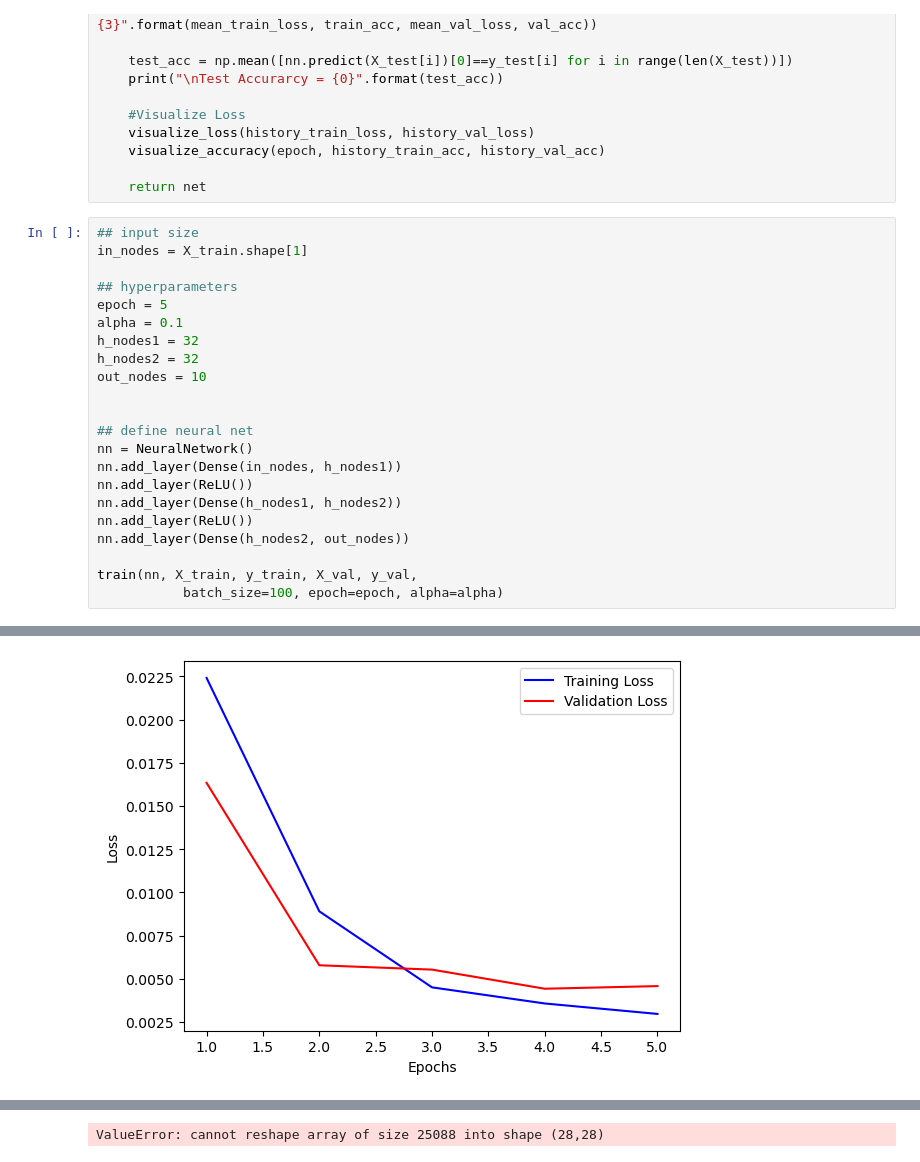
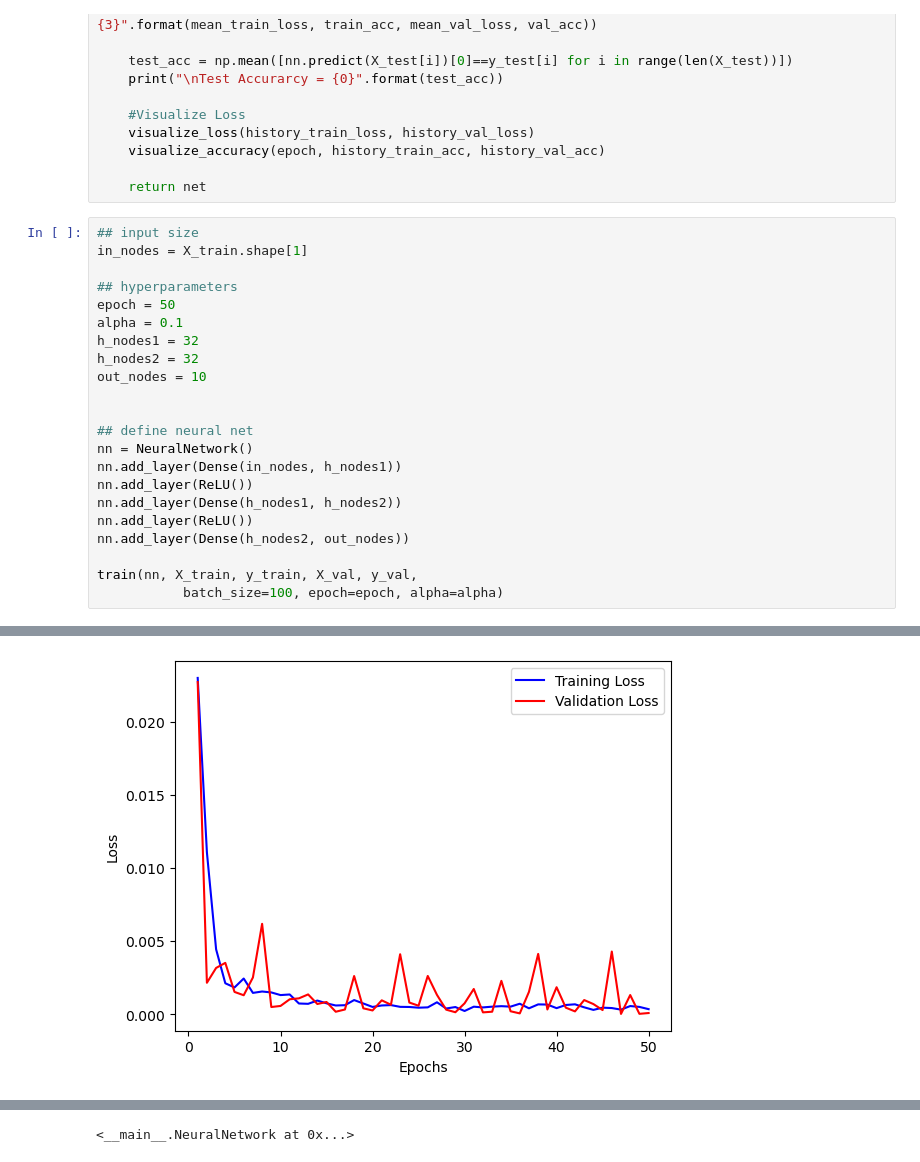
Before and after one commit to blanca021121/-, a Jupyter notebook: Individual Project 1_김하얀.ipynb, the cells around one changed output, grey strips where cells are left out. Cells and saved outputs as stored; diff of their text form.

```diff
--- a/Individual Project 1_김하얀.ipynb
+++ b/Individual Project 1_김하얀.ipynb
@@ -264,7 +264,7 @@ def train(net, X_train, y_train, X_val, y_val, batch_size, epoch, alpha, mu=0.9)
 in_nodes = X_train.shape[1]
 
 ## hyperparameters
-epoch = 5
+epoch = 50
 alpha = 0.1
 h_nodes1 = 32
 h_nodes2 = 32
@@ -292 +302 @@ Test Accurarcy = 0.9378937893789379
-[figure, old version]
+[figure, new version]
@@ -294 +304 @@ Test Accurarcy = 0.9378937893789379
-ValueError: cannot reshape array of size 25088 into shape (28,28)
+<__main__.NeuralNetwork at 0x...>
```
Also changed, not shown: parts of 2 cells of this notebook.
